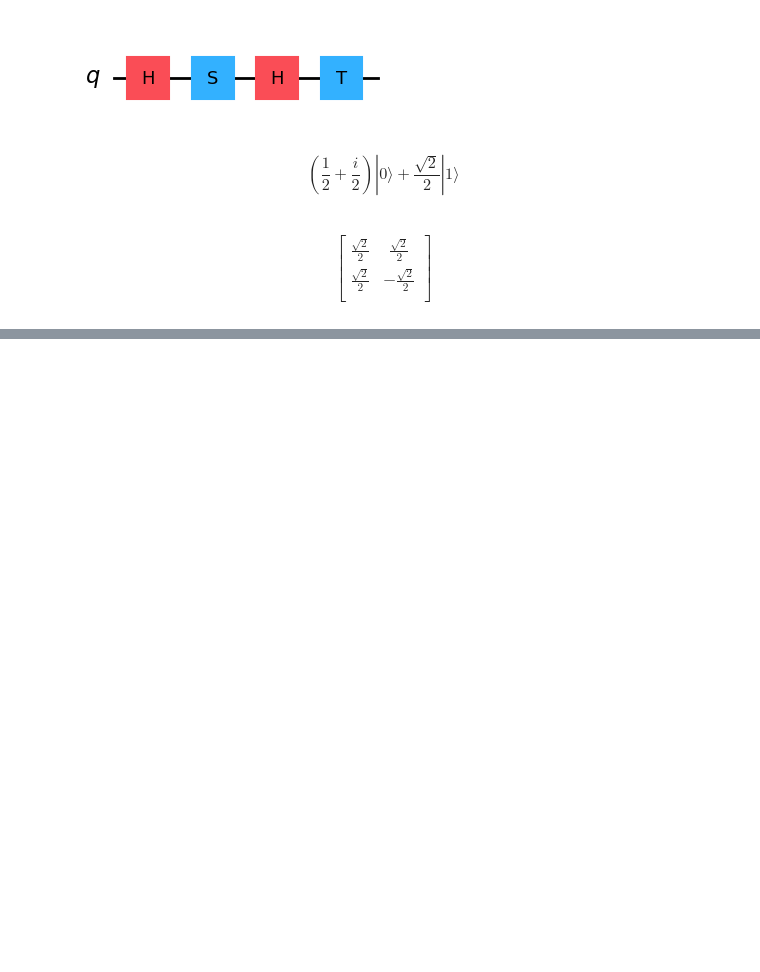
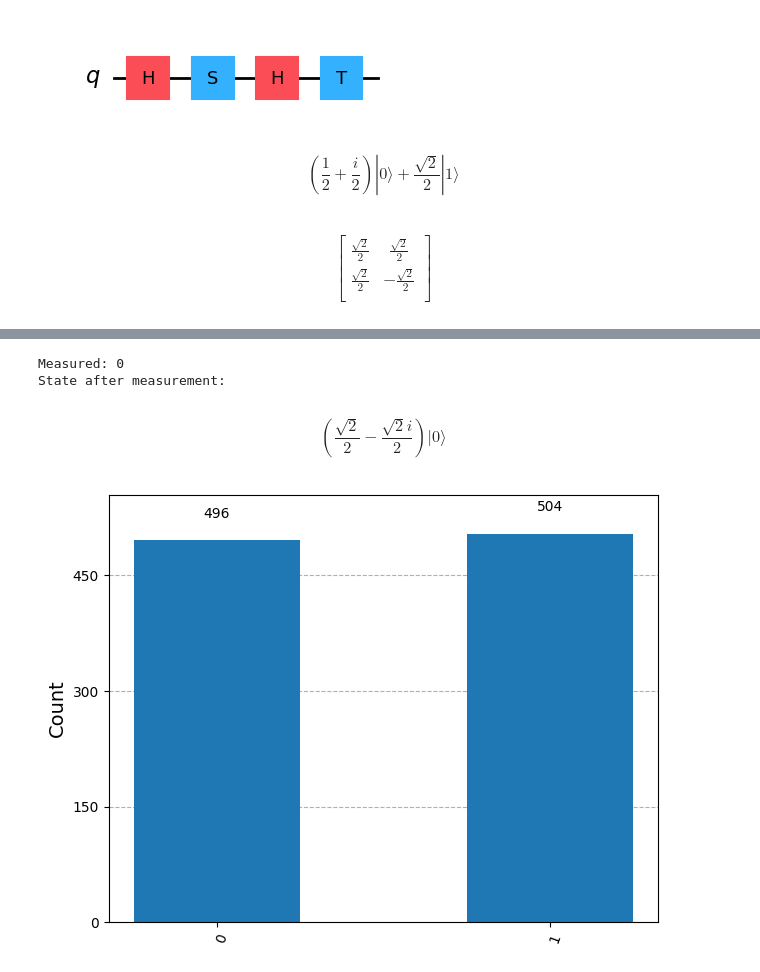
Before and after one commit to Znixz/haidezlair, a Jupyter notebook: My_playground.ipynb, the cells around one changed output, grey strips where cells are left out. Drawn from its saved outputs; the diff is of its cells as text; code cells hidden in the pictures; blank space fills up the shorter version.

```diff
--- a/My_playground.ipynb
+++ b/My_playground.ipynb
@@ -97,3 +97,7 @@ $$
  \frac{\sqrt{2}}{2} & - \frac{\sqrt{2}}{2}  \\
  \end{bmatrix}
 $$
+# %%
+outcome, state = v.measure()
+print(f"Measured: {outcome}\n State after measurement:")
+display(state.draw("latex"))
@@ -99,0 +117,15 @@ $$
+# %%
+outcome, state = ket1.measure()
+print(f"Measured: {outcome}\nState after measurement:")
+display(state.draw("latex"))
+# %% [output]
+Measured: 0
+State after measurement:
+$$(\frac{\sqrt{2}}{2} - \frac{\sqrt{2} i}{2}) |0\rangle$$
+# %%
+from qiskit.visualization import plot_histogram
+
+v_sample = v.sample_counts(1000)
+plot_histogram(v_sample)
+# %% [output]
+[figure, added]
```
Also changed, not shown: parts of 4 cells of this notebook.
